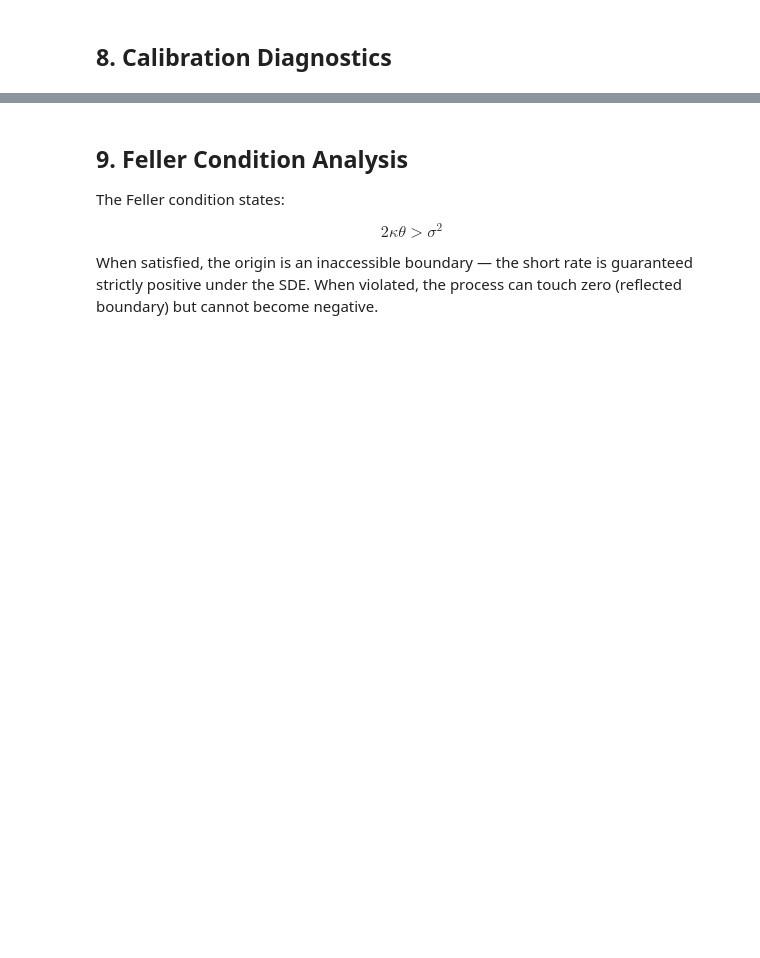
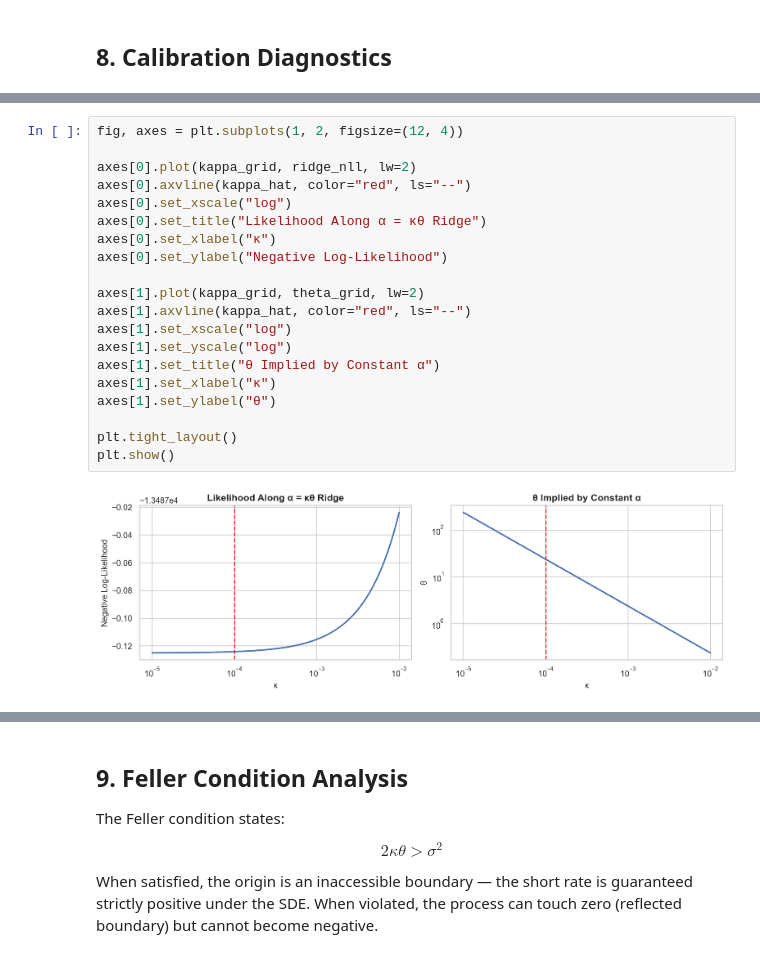
Before and after one commit to Chikorita03/Stochastic-Interest-Rate-modelling, a Jupyter notebook: notebooks/02_cir_calibration.ipynb, the cells around one changed output, grey strips where cells are left out. Drawn from its saved outputs; the diff is of its cells as text; blank space fills up the shorter version.

```diff
--- a/notebooks/02_cir_calibration.ipynb
+++ b/notebooks/02_cir_calibration.ipynb
@@ -490,0 +648,22 @@ Initial parameter estimates (used as QMLE starting values):
+# %%
+fig, axes = plt.subplots(1, 2, figsize=(12, 4))
+
+axes[0].plot(kappa_grid, ridge_nll, lw=2)
+axes[0].axvline(kappa_hat, color="red", ls="--")
+axes[0].set_xscale("log")
+axes[0].set_title("Likelihood Along α = κθ Ridge")
+axes[0].set_xlabel("κ")
+axes[0].set_ylabel("Negative Log-Likelihood")
+
+axes[1].plot(kappa_grid, theta_grid, lw=2)
+axes[1].axvline(kappa_hat, color="red", ls="--")
+axes[1].set_xscale("log")
+axes[1].set_yscale("log")
+axes[1].set_title("θ Implied by Constant α")
+axes[1].set_xlabel("κ")
+axes[1].set_ylabel("θ")
+
+plt.tight_layout()
+plt.show()
+# %% [output]
+[figure, added]
```
Also changed, not shown: parts of 24 cells of this notebook, 3 other files.
